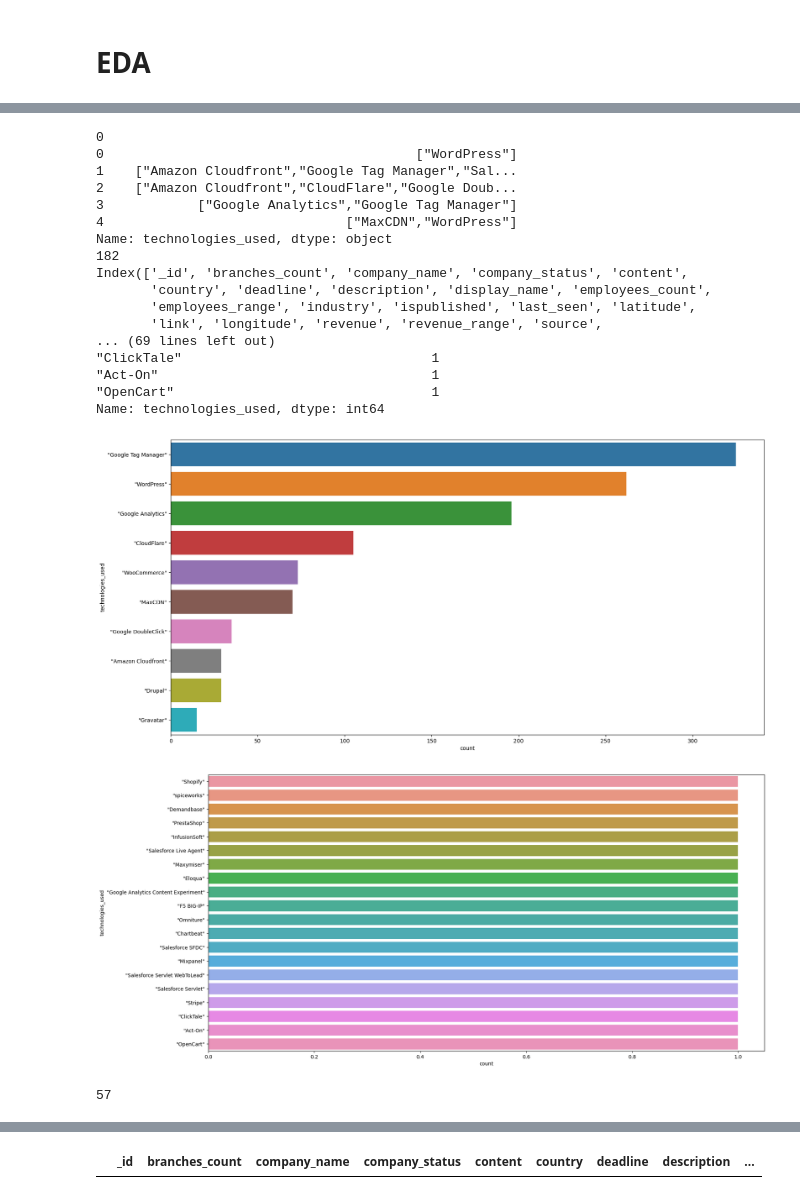
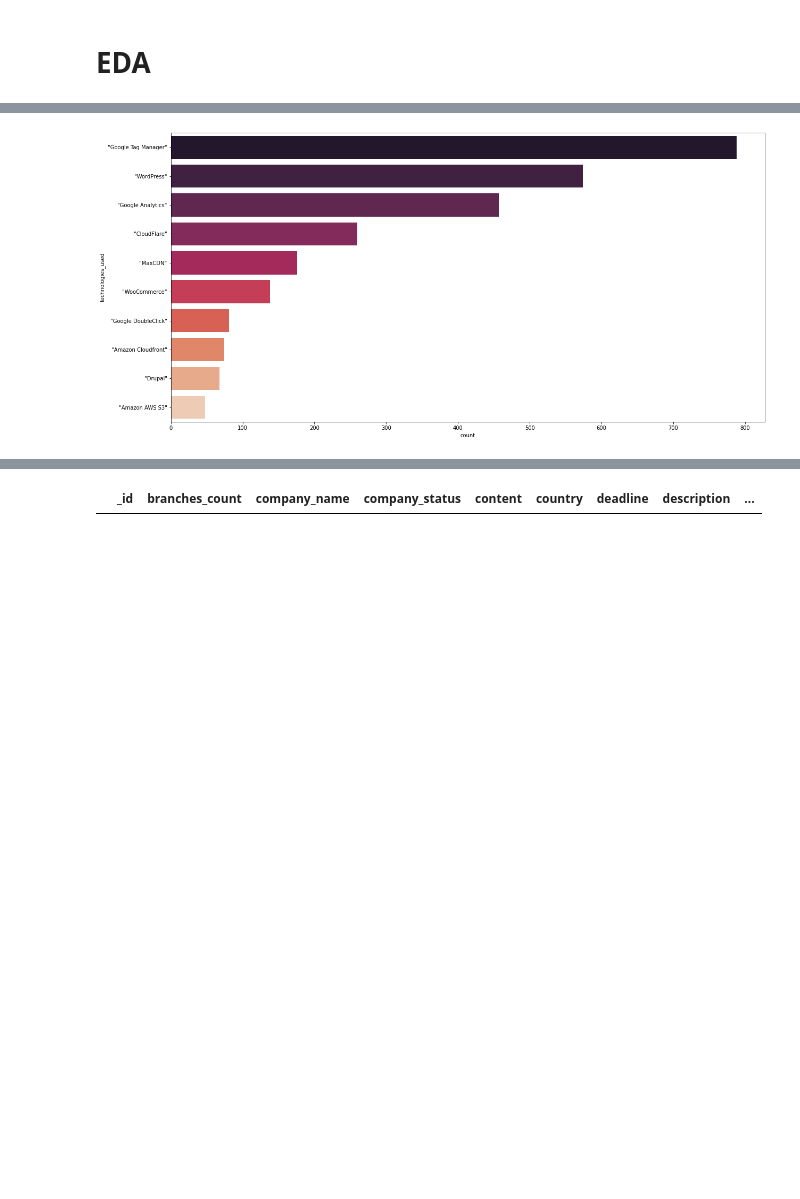
Before and after one commit to DoniaEsawi/Ransomware-Revealed, a Jupyter notebook: data_science.ipynb, the cells around one changed output, grey strips where cells are left out. Saved outputs shown, nothing was run; the diff lists cells and outputs as text; code cells hidden in the pictures; blank space fills up the shorter version.

```diff
--- a/data_science.ipynb
+++ b/data_science.ipynb
@@ -18,8 +18,17 @@ import folium
 from folium.plugins import HeatMap
 from geopy.geocoders import Nominatim
 
-# read the data
-df_attacked = pd.read_csv('data/lockbit2-v3.csv')
+# read all the data sets
+lockbit = pd.read_csv('data/lockbit2-v5.csv')
+bianlian = pd.read_csv('data/BianLian.csv')
+blackbasta = pd.read_csv('data/BlackBasta-v2.csv')
+playnews = pd.read_csv('data/PlayNews.csv')
+royal = pd.read_csv('data/Royal.csv')
+vicesociety = pd.read_csv('data/ViceSociety.csv')
+# concatenate all the data sets
+df_attacked = pd.concat([lockbit, bianlian, blackbasta, playnews, royal, vicesociety], ignore_index=True)
+# drop "date_added" and "progress" columns
+df_attacked.drop(['date_added', 'progress'], axis=1, inplace=True)
 df_attacked.head()
 # %% [output]
 |  | _id | branches_count | company_name | company_status | content | country | deadline | description | ... |
@@ -179,0 +203,4 @@ dtype: int64
+# %%
+# edit the ispublished column such that if value == "0%" or False, then change to False else change to True
+df_attacked['ispublished'] = df_attacked['ispublished'].apply(lambda x: False if x == "0%" or x==False else True)
+df_attacked['ispublished'].unique()
@@ -390,56 +484,22 @@ plt.show()
 # %%
 # count the number of empty lists in the `technologies_used` column
 # count nulls first
-print(df_attacked['technologies_used'].isnull().sum())
-
+df_attacked_new = df_attacked.copy()
 col = df_attacked['technologies_used'].dropna()
 # count empty lists
-print(col.head())
 #
 new_col = col.apply(lambda x:  1 if len(x)== 2 else 0)
-print(new_col.sum())
 col2= df_attacked.copy()
 # drop nulls in the `technologies_used` column
 col2.dropna(subset=['technologies_used'], inplace=True)
-print(col2.columns)
 new_col2 = col2[col2["technologies_used"]!="[]"]
-print(new_col2.shape)
 
 techs = new_col2['technologies_used'].apply(lambda x: x[1:-1].split(','))
-print(techs.head())
 #count each technology
 techs = techs.explode()
-print(techs.head())
-print(techs.value_counts())
 # plot the top 10 technologies used by companies
 plt.figure(figsize=(20, 10))
-sns.countplot(y=techs, order=techs.value_counts().iloc[:10].index)
+sns.countplot(y=techs, order=techs.value_counts().iloc[:10].index, palette="rocket")
 plt.show()
-
-# plot the least 10 technologies used by companies
-plt.figure(figsize=(20, 10))
-sns.countplot(y=techs, order=techs.value_counts().iloc[-20:].index)
-plt.show()
-
-print(len(techs.unique()))
 # %% [output]
-0
-0                                        ["WordPress"]
-1    ["Amazon Cloudfront","Google Tag Manager","Sal...
-2    ["Amazon Cloudfront","CloudFlare","Google Doub...
-3            ["Google Analytics","Google Tag Manager"]
-4                               ["MaxCDN","WordPress"]
-Name: technologies_used, dtype: object
-182
-Index(['_id', 'branches_count', 'company_name', 'company_status', 'content',
-       'country', 'deadline', 'description', 'display_name', 'employees_count',
-       'employees_range', 'industry', 'ispublished', 'last_seen', 'latitude',
-       'link', 'longitude', 'revenue', 'revenue_range', 'source',
-... (69 lines left out)
-"ClickTale"                                1
-"Act-On"                                   1
-"OpenCart"                                 1
-Name: technologies_used, dtype: int64
-[figure, old version]
+[figure, new version]
-[figure, removed]
-57
```
Also changed, not shown: parts of 46 cells of this notebook.
